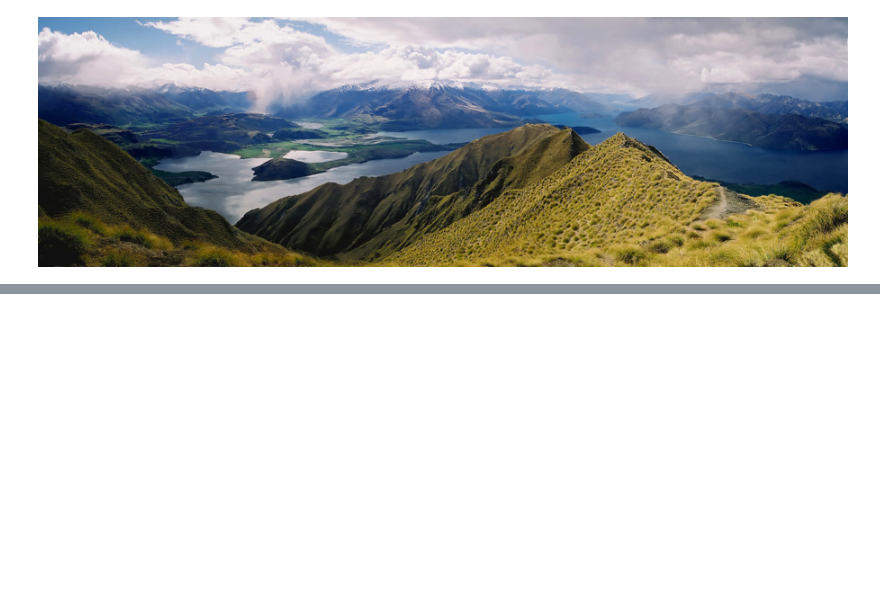
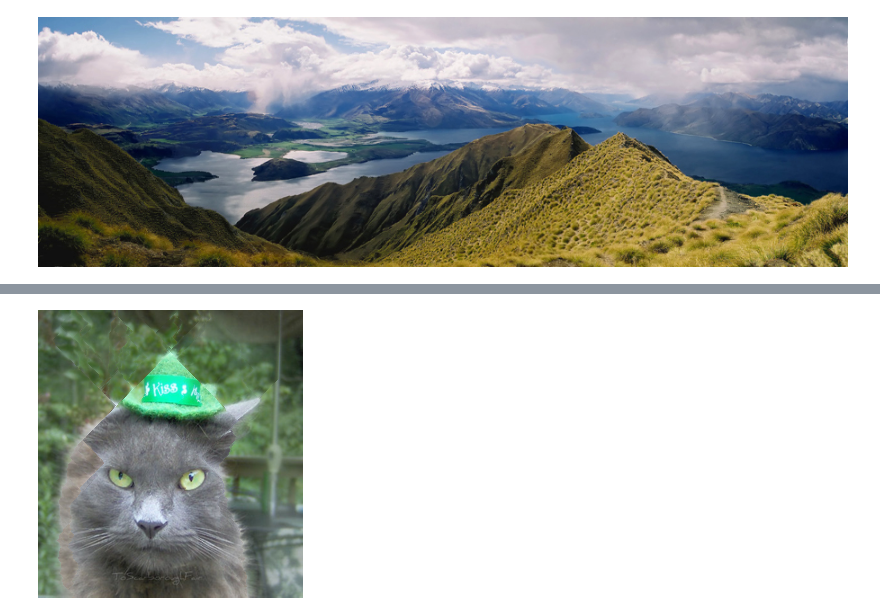
Before and after one commit to dharness/seam_carving, a Jupyter notebook: demo/Seam Carving Visual Demos.ipynb, the cells around one changed output, grey strips where cells are left out. Saved outputs shown, nothing was run; the diff lists cells and outputs as text; code cells hidden in the pictures; blank space fills up the shorter version.

```diff
--- a/demo/Seam Carving Visual Demos.ipynb
+++ b/demo/Seam Carving Visual Demos.ipynb
@@ -154,0 +165,12 @@ Image(filename='./demo/lotr_out.png')
+# %%
+%autoreload
+rgb_weights = [-3, 1, -3]
+mask_weight = 10
+cat_img = misc.imread('./demo/cat.png')
+mask = np.zeros(cat_img.shape)
+
+resized_img = intelligent_resize(cat_img, 0, -100, rgb_weights, mask, mask_weight)
+misc.imsave('./demo/cat_out.png', resized_img)
+Image(filename='./demo/cat_out.png')
+# %% [output]
+[figure, added]
```
Also changed, not shown: parts of 1 cell of this notebook, 4 other files.
